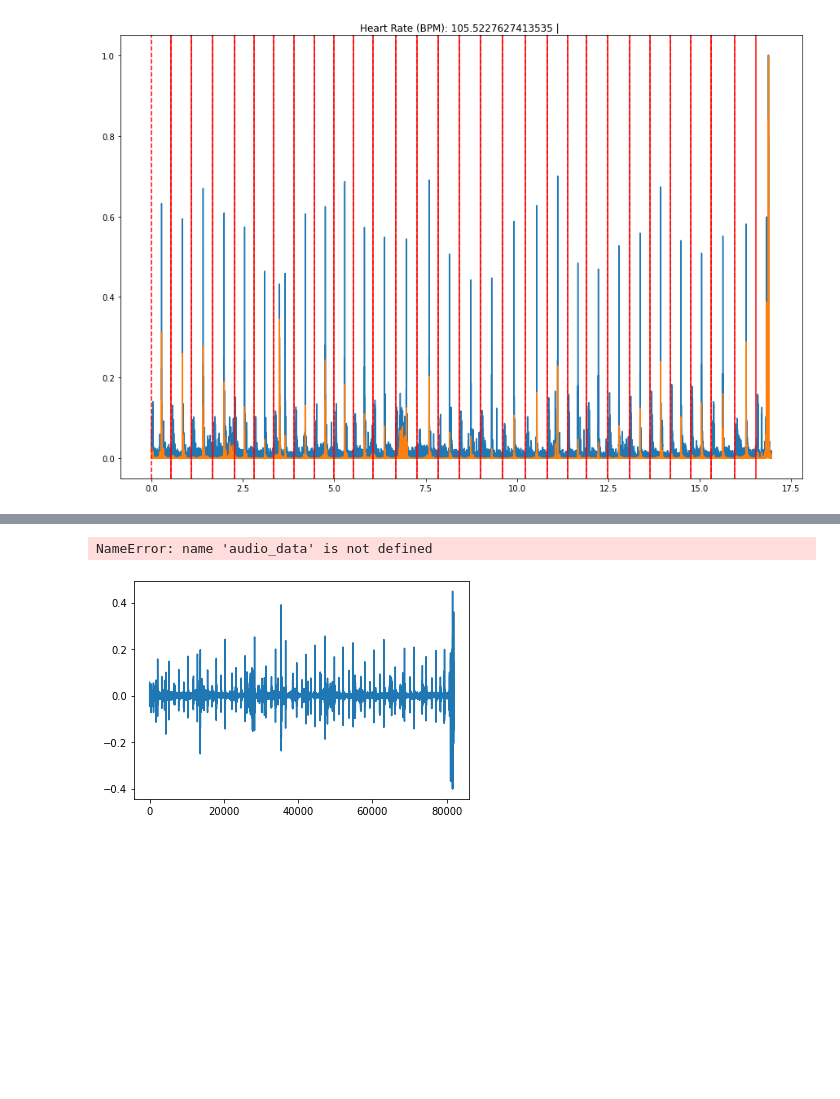
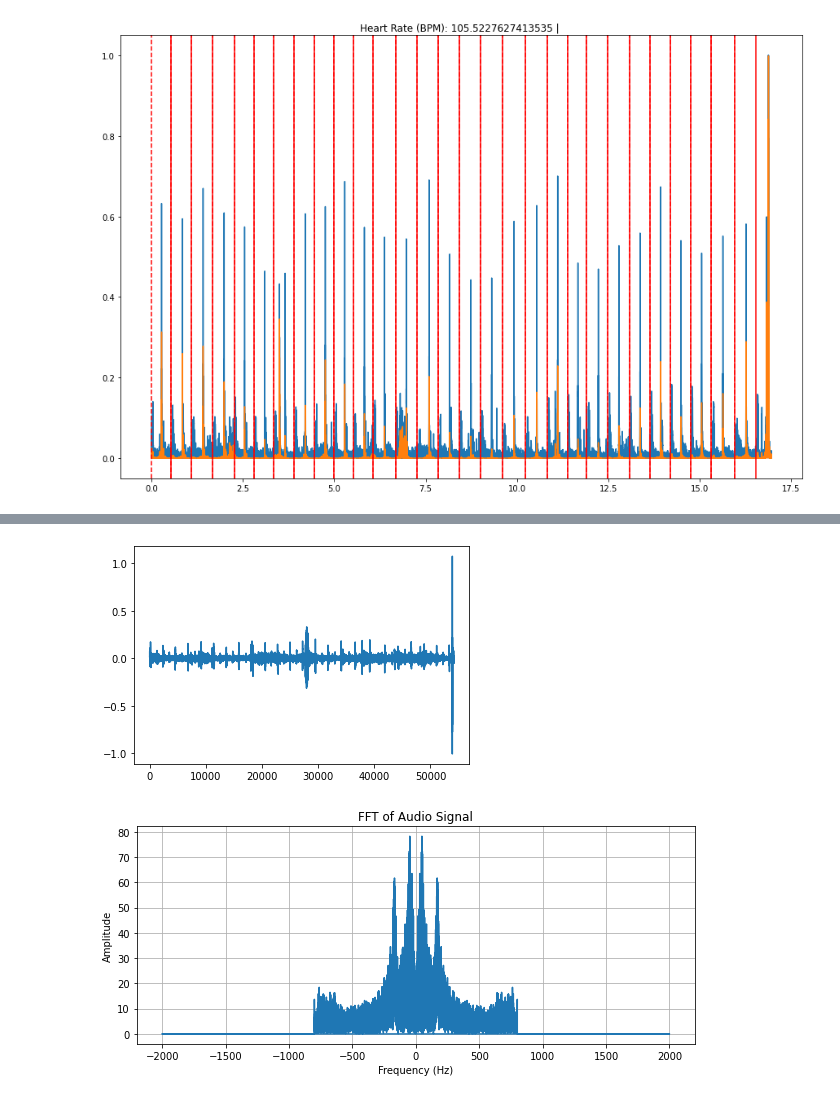
Before and after one commit to sharinkan/HeartDiseasePrediction, a Jupyter notebook: EDA/notebooks/test_weijie.ipynb, the cells around one changed output, grey strips where cells are left out. Cells and saved outputs as stored; diff of their text form; code cells hidden in the pictures; blank space fills up the shorter version.

```diff
--- a/EDA/notebooks/test_weijie.ipynb
+++ b/EDA/notebooks/test_weijie.ipynb
@@ -185,18 +185,30 @@ def remove_high_frequencies(audio_data, sample_rate, cutoff_frequency):
 
     return modified_audio
 
-# Example usage:
-# Assuming audio_data is a NumPy array and sample_rate is the sample rate in Hz
-modified_audio = remove_high_frequencies(audio_data, sample_rate, 5000)
+
+def plot_fft(audio_signal, sample_rate):
+    # Compute the FFT
+    fft_result = np.fft.fft(audio_signal)
+    frequencies = np.fft.fftfreq(len(fft_result), 1 / sample_rate)
+
+    # Plot the FFT result
+    plt.figure(figsize=(10, 4))
+    plt.plot(frequencies, np.abs(fft_result))
+    plt.title('FFT of Audio Signal')
+    plt.xlabel('Frequency (Hz)')
+    plt.ylabel('Amplitude')
+    plt.grid(True)
+    plt.show()
-# %% [output]
-NameError: name 'audio_data' is not defined
 # %%
-plt.plot( remove_high_frequencies(sample, 4000, 200) )
+f = remove_high_frequencies(sample, 4000, 800)
+plt.plot( f )
 plt.show()
 
+plot_fft(f, 4000)
 IPython.display.Audio(remove_high_frequencies(sample, 4000, 550), rate=4000)
 # %% [output]
-[figure, old version]
+[figure, new version]
+[figure, added]
 [interactive output not drawn]
 # %%
 plt.plot(sample)
```
Also changed, not shown: parts of 7 cells of this notebook, 2 other files.
